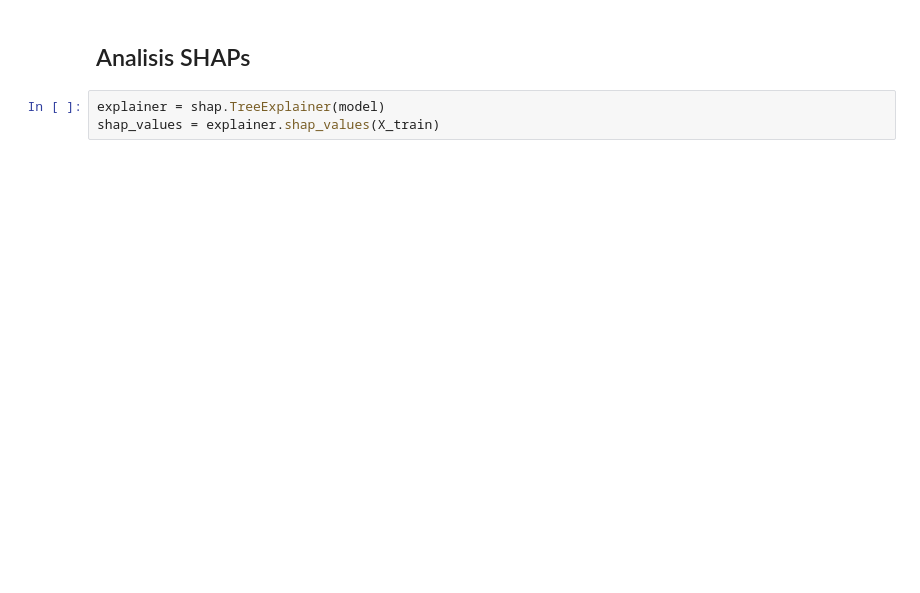
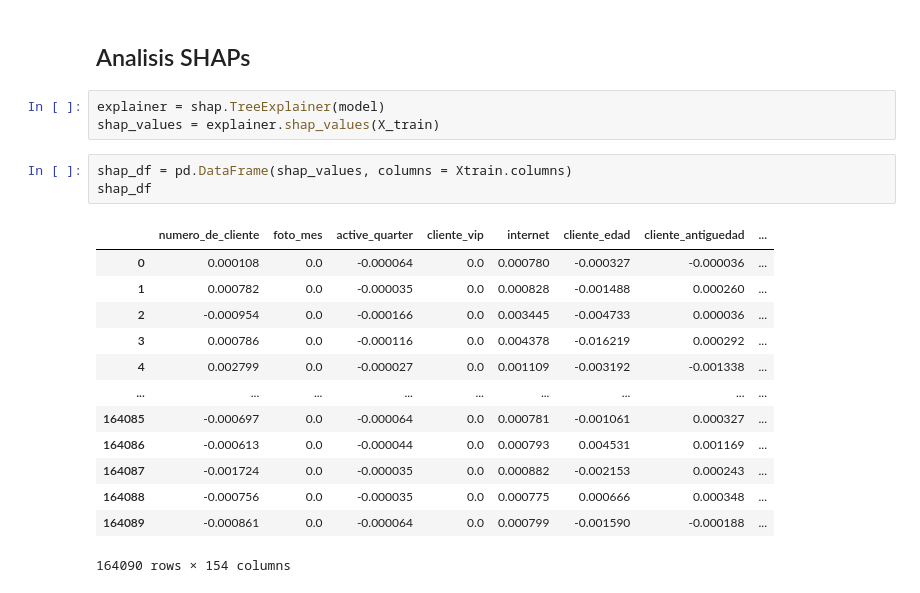
Before and after one commit to N-Alba-DS/dmeyf2024, a Jupyter notebook: Modelos/main_scripts/Modelo_2_drifting.ipynb, the cells around one changed output. Drawn from its saved outputs; the diff is of its cells as text; blank space fills up the shorter version.

```diff
--- a/Modelos/main_scripts/Modelo_2_drifting.ipynb
+++ b/Modelos/main_scripts/Modelo_2_drifting.ipynb
@@ -181,5 +195,20 @@ model_df[model_df['split_feature'] == 'cpayroll_trx'].sort_values('threshold')
 # %%
 explainer = shap.TreeExplainer(model)
 shap_values = explainer.shap_values(X_train)
-# %% [markdown]
-##
+# %%
+shap_df = pd.DataFrame(shap_values, columns = Xtrain.columns)
+shap_df
+# %% [output]
+|  | numero_de_cliente | foto_mes | active_quarter | cliente_vip | internet | cliente_edad | cliente_antiguedad | ... |
+| 0 | 0.000108 | 0.0 | -0.000064 | 0.0 | 0.000780 | -0.000327 | -0.000036 | ... |
+| 1 | 0.000782 | 0.0 | -0.000035 | 0.0 | 0.000828 | -0.001488 | 0.000260 | ... |
+| 2 | -0.000954 | 0.0 | -0.000166 | 0.0 | 0.003445 | -0.004733 | 0.000036 | ... |
+| 3 | 0.000786 | 0.0 | -0.000116 | 0.0 | 0.004378 | -0.016219 | 0.000292 | ... |
+| 4 | 0.002799 | 0.0 | -0.000027 | 0.0 | 0.001109 | -0.003192 | -0.001338 | ... |
+| ... | ... | ... | ... | ... | ... | ... | ... | ... |
+| 164085 | -0.000697 | 0.0 | -0.000064 | 0.0 | 0.000781 | -0.001061 | 0.000327 | ... |
+| 164086 | -0.000613 | 0.0 | -0.000044 | 0.0 | 0.000793 | 0.004531 | 0.001169 | ... |
+| 164087 | -0.001724 | 0.0 | -0.000035 | 0.0 | 0.000882 | -0.002153 | 0.000243 | ... |
+| 164088 | -0.000756 | 0.0 | -0.000035 | 0.0 | 0.000775 | 0.000666 | 0.000348 | ... |
+| 164089 | -0.000861 | 0.0 | -0.000064 | 0.0 | 0.000799 | -0.001590 | -0.000188 | ... |
+164090 rows × 154 columns
```
Also changed, not shown: parts of 3 cells of this notebook, 1 other file.
